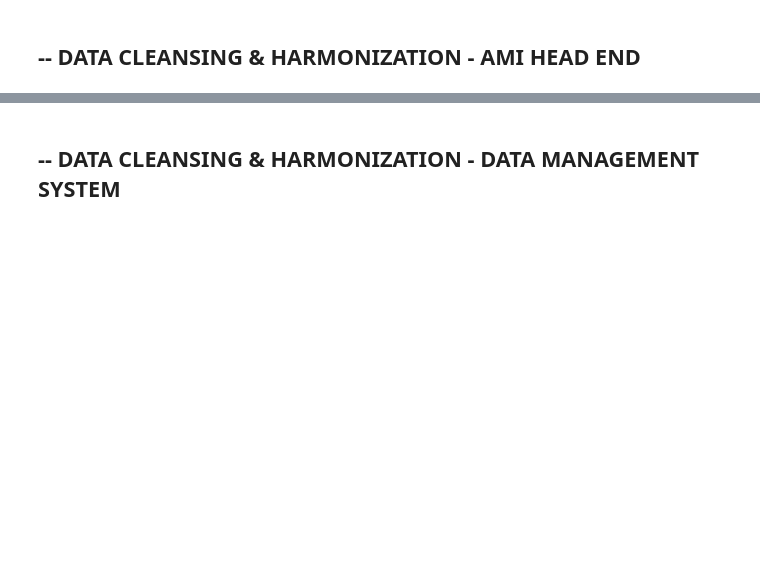
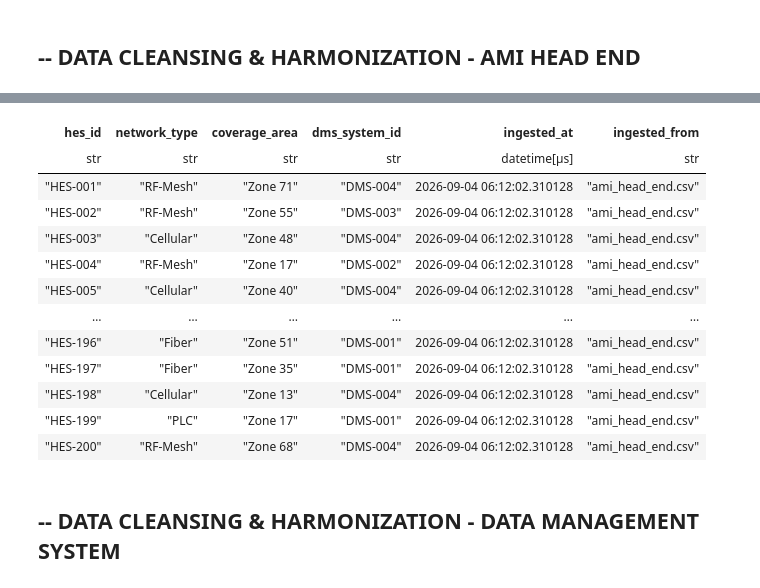
Before and after one commit to sagittarius-cae/analytics-energy-smart-grids, a Jupyter notebook: notebooks/14_ingest_and_clean_data.ipynb, the cells around one changed output, grey strips where cells are left out. Drawn from its saved outputs; the diff is of its cells as text; code cells hidden in the pictures; blank space fills up the shorter version.

```diff
--- a/notebooks/14_ingest_and_clean_data.ipynb
+++ b/notebooks/14_ingest_and_clean_data.ipynb
@@ -49,3 +52,3 @@ df_consumer = data_loader.read_csv(CONSUMER_FILE)
 # %%
-df_ami_head_end = data_loader.read_csv(AMI_HEAD_END_FILE)
+df_ami_head_end = data_loader.ingest_data(AMI_HEAD_END_FILE)
 # %%
@@ -260,45 +123,6 @@ shape: (20, 5)
 # %% [markdown]
 ## -- DATA CLEANSING & HARMONIZATION   - AMI HEAD END
 # %%
-# 1 Execution Pipeline
-
-# 2. Cleansing with polars
-cleaned_ami_head_end = (
-    df_ami_head_end
-
-    # --- STEP 1: NAMING CONVENSION ---
-    .rename({col: col.strip().lower().replace(" ", "_") for col in df_ami_head_end.columns})
-
-    # --- STEP 2: DROP EMPTY OR NULL ROWS---
-    # if the ID of the ami_head_end is null, or it is blank or white space, it drops the whole row
-    .filter(
-        pl.col("hes_id").is_not_null() &
-        (pl.col("hes_id").str.strip_chars() != "")
-    )
-
-    # --- STEP 3: INGESTION META DATA  ---
-    .with_columns([
-        pl.lit(datetime.now()).alias("ingested_at"),
-        pl.lit(AMI_HEAD_END_FILE).alias("ingested_from_file"),
-    ])
-
-    # --- STEP 4: TEXT HARMONIZATION ---
-    # Not it will only apply "UNKNOWN" to empty valid rows
-    .with_columns([
-        pl.when(
-            pl.col(col).is_null() | (pl.col(col).str.strip_chars() == "")
-        )
-        .then(pl.lit("UNKNOWN"))
-        .otherwise(pl.col(col).str.strip_chars())
-        .alias(col)
-        for col in ["network_type", "coverage_area", "dms_system"]
-    ])
-
-    # --- STEP 5: DEDUPLICATION ---
-    .unique(maintain_order=True)
-)
-
-# 3. Show thrust result
-print(cleaned_ami_head_end)
+data_cleanser.clean_data(df_ami_head_end, AMI_HEAD_END_FILE, "hes_id", None)
 # %% [output]
 shape: (200, 6)
@@ -321,3 +129,16 @@ shape: (200, 6)
+| hes_id | network_type | coverage_area | dms_system_id | ingested_at | ingested_from |
+| str | str | str | str | datetime[μs] | str |
+| "HES-001" | "RF-Mesh" | "Zone 71" | "DMS-004" | 2026-09-04 06:12:02.310128 | "ami_head_end.csv" |
+| "HES-002" | "RF-Mesh" | "Zone 55" | "DMS-003" | 2026-09-04 06:12:02.310128 | "ami_head_end.csv" |
+| "HES-003" | "Cellular" | "Zone 48" | "DMS-004" | 2026-09-04 06:12:02.310128 | "ami_head_end.csv" |
+| "HES-004" | "RF-Mesh" | "Zone 17" | "DMS-002" | 2026-09-04 06:12:02.310128 | "ami_head_end.csv" |
+| "HES-005" | "Cellular" | "Zone 40" | "DMS-004" | 2026-09-04 06:12:02.310128 | "ami_head_end.csv" |
+| … | … | … | … | … | … |
+| "HES-196" | "Fiber" | "Zone 51" | "DMS-001" | 2026-09-04 06:12:02.310128 | "ami_head_end.csv" |
+| "HES-197" | "Fiber" | "Zone 35" | "DMS-001" | 2026-09-04 06:12:02.310128 | "ami_head_end.csv" |
+| "HES-198" | "Cellular" | "Zone 13" | "DMS-004" | 2026-09-04 06:12:02.310128 | "ami_head_end.csv" |
+| "HES-199" | "PLC" | "Zone 17" | "DMS-001" | 2026-09-04 06:12:02.310128 | "ami_head_end.csv" |
+| "HES-200" | "RF-Mesh" | "Zone 68" | "DMS-004" | 2026-09-04 06:12:02.310128 | "ami_head_end.csv" |
 # %% [markdown]
 ## -- DATA CLEANSING & HARMONIZATION   - DATA MANAGEMENT SYSTEM
 # %%
```
Also changed, not shown: parts of 27 cells of this notebook.
